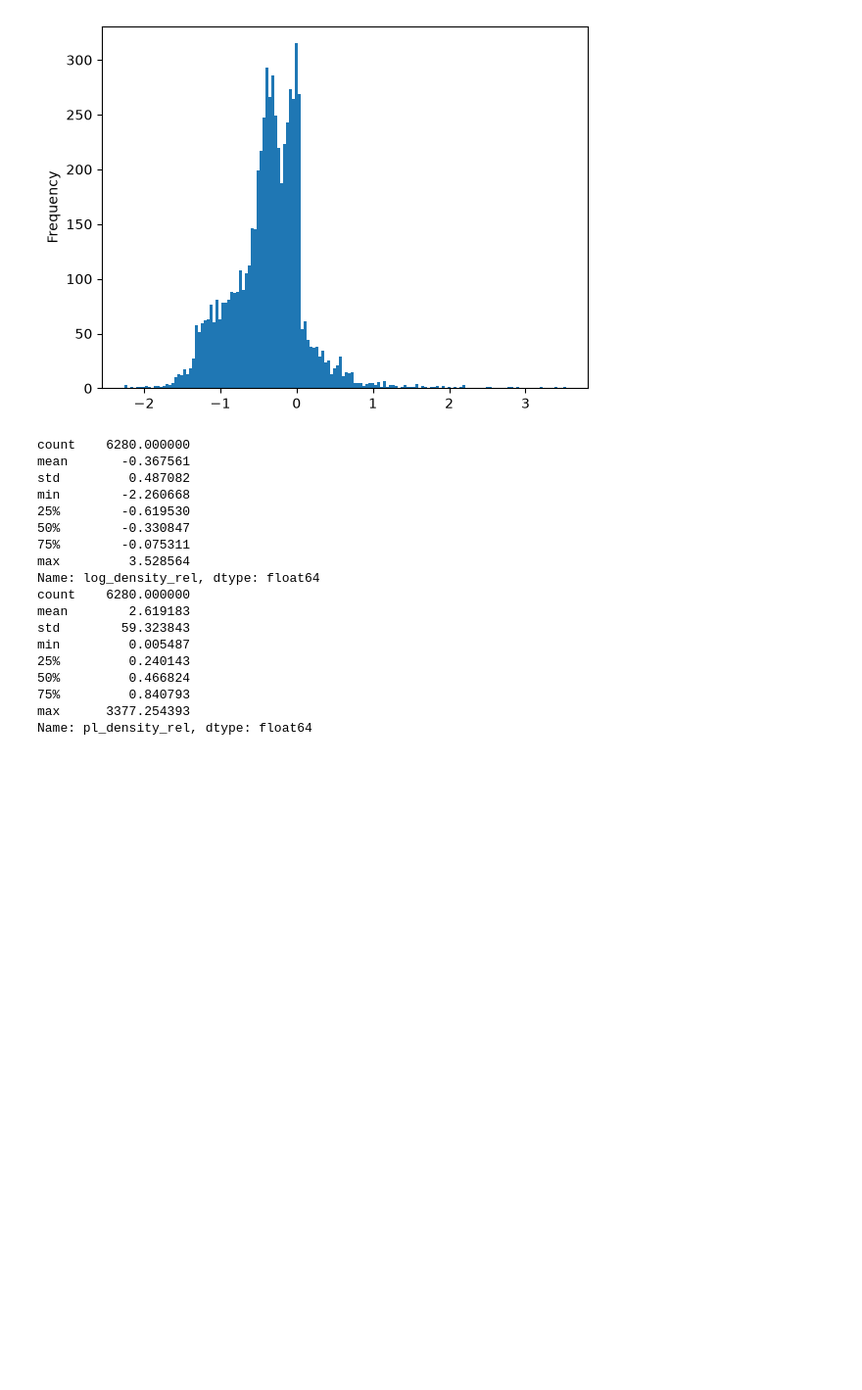
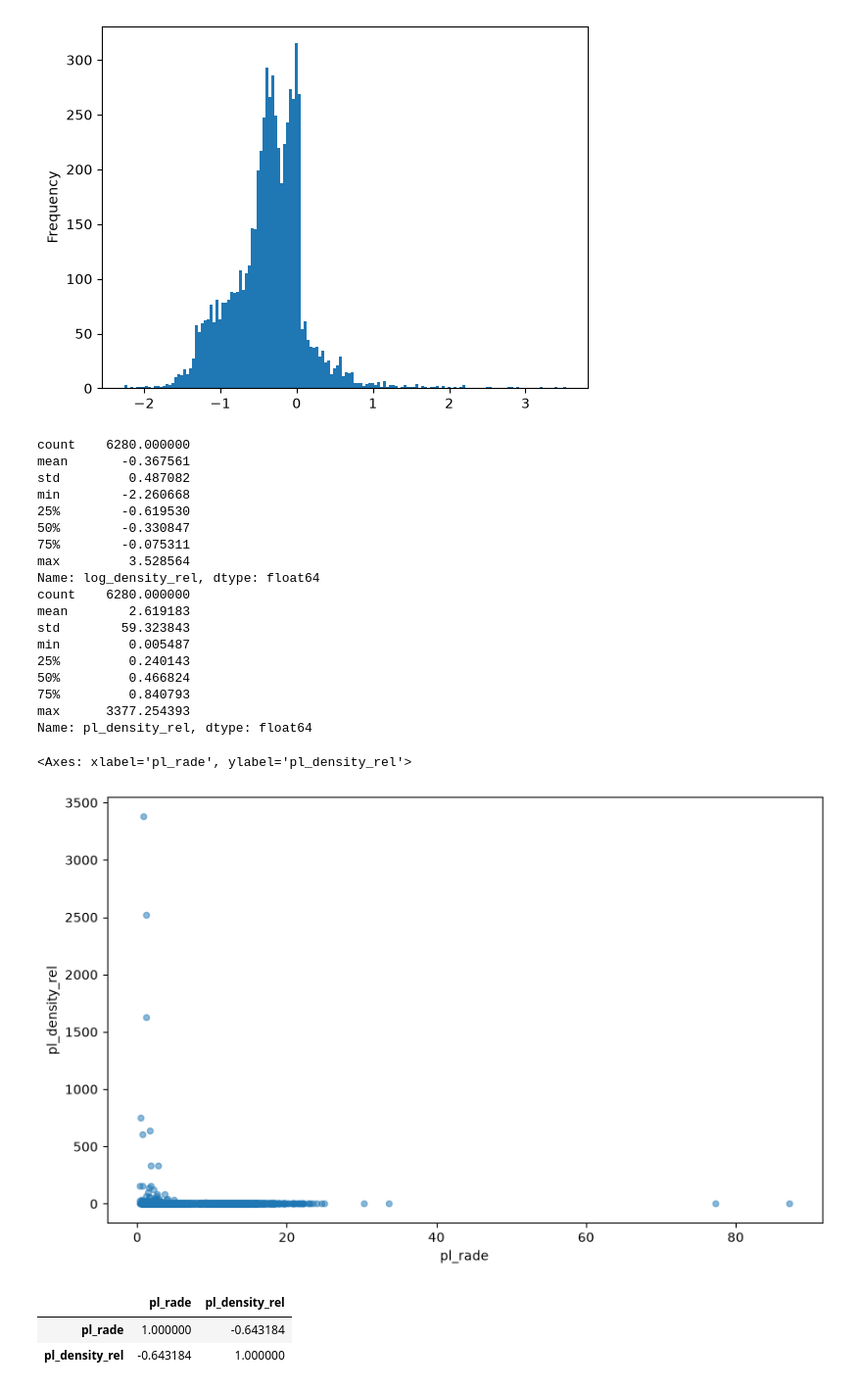
Before and after one commit to jhonatanaburto5-maker/machine-learning, a Jupyter notebook: notebooks/01_exoplanets_eda.ipynb, the cells around one changed output. Shown at 98% size. Cells and saved outputs as stored; diff of their text form; code cells hidden in the pictures; blank space fills up the shorter version.

```diff
--- a/notebooks/01_exoplanets_eda.ipynb
+++ b/notebooks/01_exoplanets_eda.ipynb
@@ -328,3 +328,25 @@ min         0.005487
 75%         0.840793
 max      3377.254393
 Name: pl_density_rel, dtype: float64
+# %%
+#como cambia la densida de un planeta cuando aumenta su radio?
+#escala original
+df_density.plot.scatter(
+    x= "pl_rade",
+    y= "pl_density_rel",
+    figsize = (10,6),
+    alpha = 0.5
+    )
+# %% [output]
+<Axes: xlabel='pl_rade', ylabel='pl_density_rel'>
+[figure, added]
+# %%
+# La correlacion con el metodo Spearman nos ayuda a entender que si una variable aumenta la  otra la tambien debe aumentar incluso si no es lienal , a diferencia de spearso que busca la correlacion de marena lineal
+#No existe una relacion lineal entre estas dos variables
+df_density[["pl_rade","pl_density_rel"]].corr(method="spearman")
+
+# a medida que el radio tiende a subir, la densidad tiende a disminuir
+# %% [output]
+|  | pl_rade | pl_density_rel |
+| pl_rade | 1.000000 | -0.643184 |
+| pl_density_rel | -0.643184 | 1.000000 |
```
Also changed, not shown: parts of 1 cell of this notebook.
